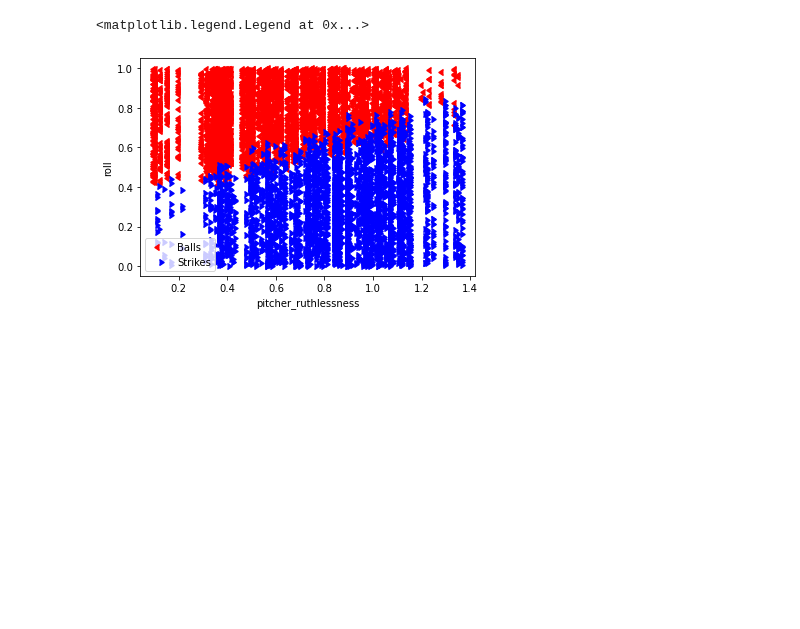
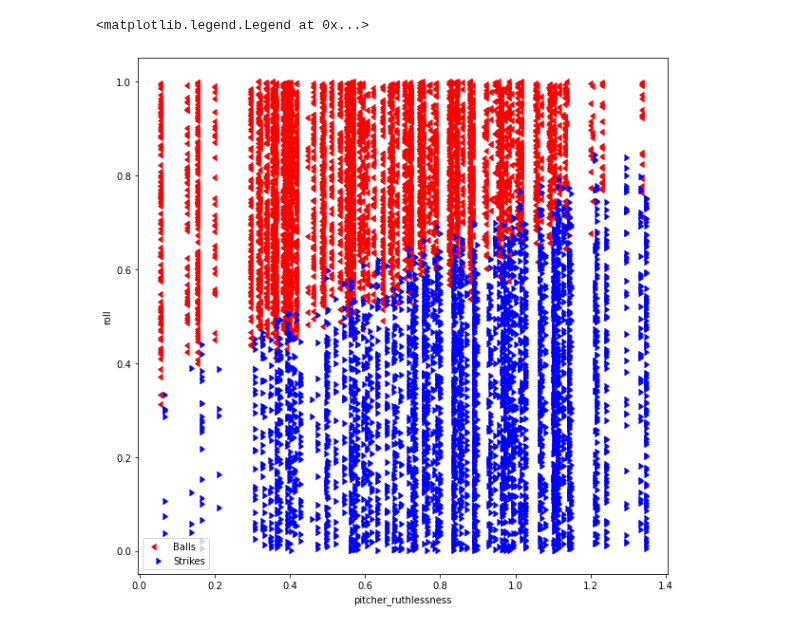
Before and after one commit to xSke/resim, a Jupyter notebook: find_roll_formula.ipynb, the cells around one changed output. Cells and saved outputs as stored; diff of their text form; code cells hidden in the pictures; blank space fills up the shorter version.

```diff
--- a/find_roll_formula.ipynb
+++ b/find_roll_formula.ipynb
@@ -12,32 +67,56 @@ df = pd.concat((pd.read_csv(f) for f in all_files), ignore_index=True)
+# %%
+x_val = "pitcher_ruthlessness"
+# x_val = "svc_musc"
+fig, ax = plt.subplots(1, figsize=(10,10))
+ax.scatter(df[~df['passed']][x_val], df[~df['passed']]["roll"], color="red", label="Balls", marker=CARETLEFTBASE)
+ax.scatter(df[df['passed']][x_val], df[df['passed']]["roll"], color="blue", label="Strikes", marker=CARETRIGHTBASE)
+ax.set_xlabel(x_val)
+ax.set_ylabel('roll')
+# ax.set_xlim(0.484, 0.499)
+
+[(1.0, 'roll'),
+ (-0.32632849618190135, 'pitcher_ruthlessness'),
+ (-0.21512716755985498, 'ballpark_forwardness'),
+ (-0.09480214236283908, 'batter_musclitude'),
+ (-0.050859815153191414, 'pitcher_vibes_multiplied')]
+
+ax.legend()
+
+# fig.savefig(x_val+".png", facecolor='white')
+# endpoints = np.array(ax.get_xlim())
+# ax.plot(endpoints, 0.35 + 0.35 * endpoints)
+# %% [output]
+<matplotlib.legend.Legend at 0x...>
+[figure, added]
 # %%
-df['svc'] = 0.37847946767478163 * df["pitcher_ruthlessness"] + 0.30163948661504275 * df["ballpark_forwardness"]
-df['svc_vibes'] = 0.3570080647613859 * df["pitcher_ruthlessness"] + 0.23460353690794863 * df["ballpark_forwardness"] \
-                  + 0.06376601180181157 * df["pitcher_vibes"]
-df['batter_strikeattr'] = df['batter_moxie'] * ~df['passed'] + df['batter_patheticism'] * df['passed']
-df['ruth_and_fwd'] = df['pitcher_ruthlessness'] - 0.5 * df['ballpark_forwardness']
-df['ruth_and_fwd'] = df['pitcher_ruthlessness'] - 0.5 * df['ballpark_forwardness']
+# # df['svc'] = 0.37847946767478163 * df["pitcher_ruthlessness"] + 0.30163948661504275 * df["ballpark_forwardness"]
+# # # df['svc_vibes'] = 0.3570080647613859 * df["pitcher_ruthlessness"] + 0.23460353690794863 * df["ballpark_forwardness"] \
+# # #                   + 0.06376601180181157 * df["pitcher_vibes"]
+# # df['svc_vibes'] = 0.35 * df["pitcher_ruthlessness"] + 0.25 * df["ballpark_forwardness"] \
+# #                   + 0.05 * df["pitcher_vibes"]
+# # df['svc_musc'] = 0.3212559599419537 * df["pitcher_ruthlessness"] + 0.20432227034293363 * df["ballpark_forwardness"] \
+# #                   + 0.05261300852429272 * df["pitcher_vibes"] + 0.09617264811441883 * df["batter_musclitude"]
+# # df['batter_strikeattr'] = df['batter_moxie'] * ~df['passed'] + df['batter_patheticism'] * df['passed']
+# # df['ruth_and_fwd'] = df['pitcher_ruthlessness'] - 0.5 * df['ballpark_forwardness']
+# # df['ruth_and_fwd'] = df['pitcher_ruthlessness'] - 0.5 * df['ballpark_forwardness']
 
-df = df[(df["batting_team_hype"] == 0) & (df['pitching_team_hype'] == 0)]
+# # df = df[(df["batting_team_hype"] == 0) & (df['pitching_team_hype'] == 0)]
+# df2 = df[df["pitcher_name"] == "Winnie Hess"]
+# # x_val = "pitcher_ruthlessness"
+# x_val = "svc_musc"
+# fig, ax = plt.subplots(1, figsize=(10, 10))
+# ax.scatter(df2[~df2['passed']][x_val], df2[~df2['passed']]["roll"], color="red", label="Balls", marker=CARETLEFTBASE)
+# ax.scatter(df2[df2['passed']][x_val], df2[df2['passed']]["roll"], color="blue", label="Strikes", marker=CARETRIGHTBASE)
+# # ax.scatter(df2[df2['batter_name'] == 'Cedric Spliff'][x_val], df2[df2['batter_name'] == 'Cedric Spliff']["roll"], color="blue", label="Strikes", marker='o')
+# ax.set_xlabel(x_val)
+# ax.set_ylabel('roll')
+# ax.set_xlim(0.44, 0.47)
 
-x_val = "pitcher_ruthlessness"
-# x_val = "svc"
-fig, ax = plt.subplots(1)
-ax.scatter(df[~df['passed']][x_val], df[~df['passed']]["roll"], color="red", label="Balls", marker=CARETLEFTBASE)
-ax.scatter(df[df['passed']][x_val], df[df['passed']]["roll"], color="blue", label="Strikes", marker=CARETRIGHTBASE)
-ax.set_xlabel(x_val)
-ax.set_ylabel('roll')
-# ax.set_xlim(0.48, 0.52)
+# ax.legend()
 
-# min_x, max_x = ax.get_xlim()
-# xx = np.linspace(min_x - 0.1, max_x + 0.1)
-# yy = xx * 0.35 + 0.35
-# ax.plot(xx, yy)
+# # 0.438451
+# # 0.452406
 
-ax.legend()
-
-# fig.savefig(x_val+".png", facecolor='white')
-# endpoints = np.array(ax.get_xlim())
-# ax.plot(endpoints, 0.35 + 0.35 * endpoints)
+# # fig.savefig(x_val+".png", facecolor='white')
+# # endpoints = np.array(ax.get_xlim())
+# # ax.plot(endpoints, 0.35 + 0.35 * endpoints)
-# %% [output]
-<matplotlib.legend.Legend at 0x...>
-[figure, removed]
```
Also changed, not shown: parts of 42 cells of this notebook.
